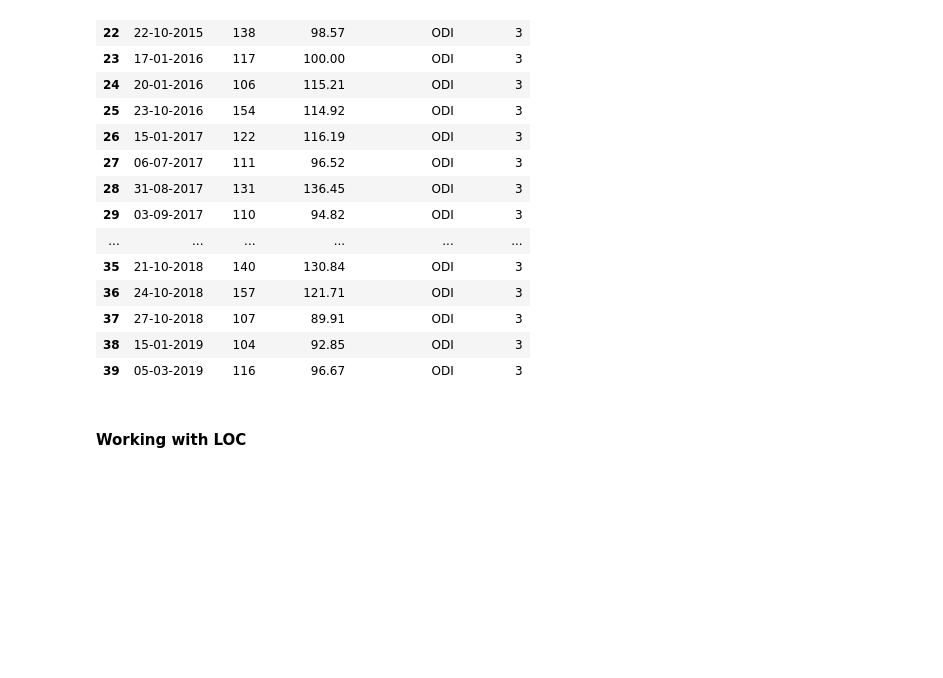
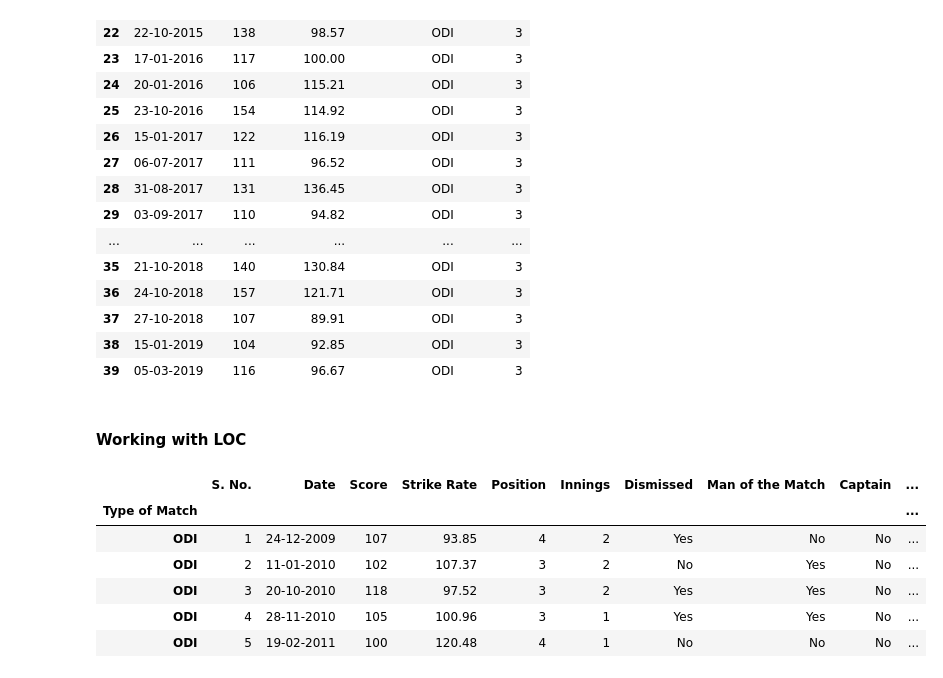
Before and after one commit to SatyamVyas04/MasteringPython, a Jupyter notebook: Pandas/main.ipynb, the cells around one changed output. Cells and saved outputs as stored; diff of their text form; code cells hidden in the pictures; blank space fills up the shorter version.

```diff
--- a/Pandas/main.ipynb
+++ b/Pandas/main.ipynb
@@ -256,3 +256,16 @@ df.iloc[20:40, 1:6]
 | 39 | 05-03-2019 | 116 | 96.67 | ODI | 3 |
 # %% [markdown]
 #### Working with LOC
+# %%
+# Data is used instead of the indexes to query
+state = df.copy()
+state.set_index("Type of Match", inplace=True)
+state.head()
+# %% [output]
+|  | S. No. | Date | Score | Strike Rate | Position | Innings | Dismissed | Man of the Match | Captain | ... |
+| Type of Match |  |  |  |  |  |  |  |  |  | ... |
+| ODI | 1 | 24-12-2009 | 107 | 93.85 | 4 | 2 | Yes | No | No | ... |
+| ODI | 2 | 11-01-2010 | 102 | 107.37 | 3 | 2 | No | Yes | No | ... |
+| ODI | 3 | 20-10-2010 | 118 | 97.52 | 3 | 2 | Yes | Yes | No | ... |
+| ODI | 4 | 28-11-2010 | 105 | 100.96 | 3 | 1 | Yes | Yes | No | ... |
+| ODI | 5 | 19-02-2011 | 100 | 120.48 | 4 | 1 | No | No | No | ... |
```
Also changed, not shown: parts of 35 cells of this notebook, 3 other files.
